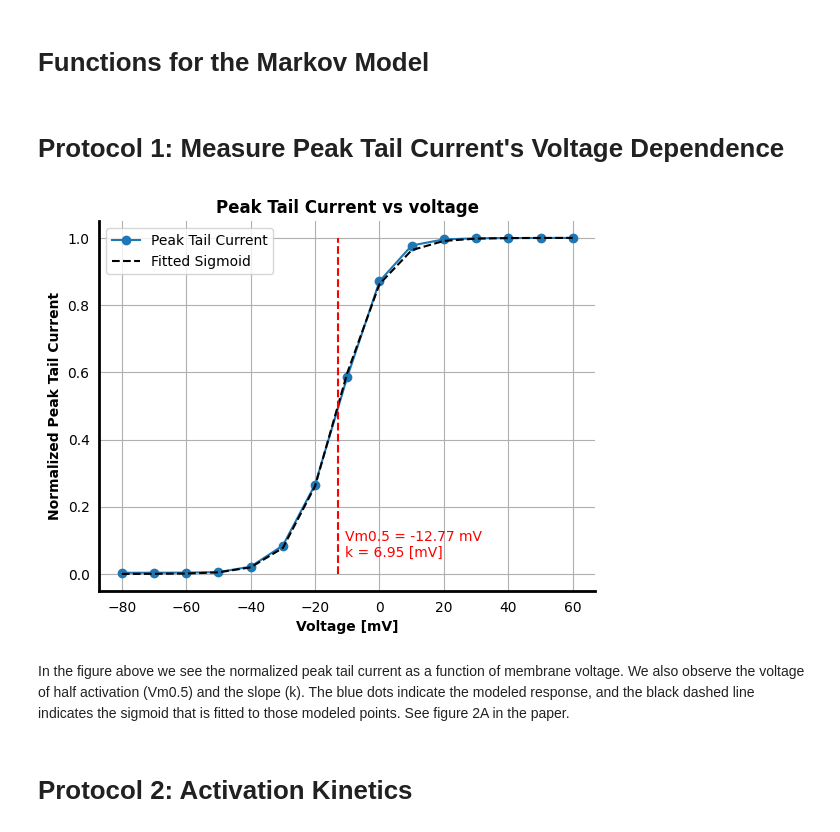
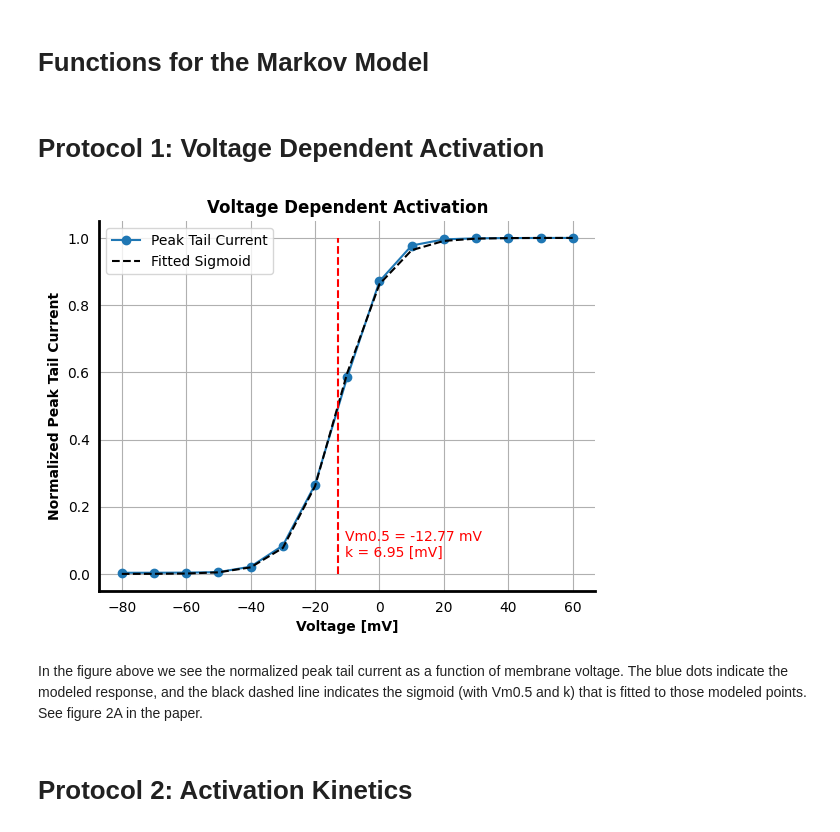
Before and after one commit to Nielssss99/Cold-Receptor, a Jupyter notebook: Kv11/Fit_Kv11.ipynb, the cells around one changed output. Drawn from its saved outputs; the diff is of its cells as text; code cells hidden in the pictures.

```diff
--- a/Kv11/Fit_Kv11.ipynb
+++ b/Kv11/Fit_Kv11.ipynb
@@ -134,7 +134,7 @@ def kv11(t: np.float64, y: np.ndarray[np.float64], Vm: float) -> np.ndarray[np.f
     Q = transition_matrix(Vm)
     return Q @ y
 # %% [markdown]
-# Protocol 1: Measure Peak Tail Current's Voltage Dependence
+# Protocol 1: Voltage Dependent Activation
 # %%
 def get_peak_tail_currents(
         Vmclamp: float = -80.0,
@@ -143,7 +143,9 @@ def get_peak_tail_currents(
         Vmtests: np.ndarray[np.float64] = np.array([-50]),
         dtest: float = 0.5,
         dt = 0.0001,
-        Ek: float = -82.0
+        Ek: float = -82.0,
+        dp: float = None,
+        Vmp: float = None
         ) -> np.ndarray[float]:
     """Goal:
         This function returns the (peak) tail currents of the Kv11 channel for a
@@ -159,6 +161,8 @@ def get_peak_tail_currents(
         dtest: Duration of the test pulse [s]
         dt: Time step [s]
         Ek: Potassium reversal potential [mV]
+        dp: Duration of pulse in between pre-pulse and the test-pulse [s]
+        Vmp: Voltage of pulse in between pre-pulse and the test-pulse [mV]
     ---------------------------------------------------------------------------
     Output:
         tail_currents: Tail currents of the Kv11 channel for the given voltage clamp
@@ -166,9 +170,13 @@ def get_peak_tail_currents(
         peak_tail_currents: Peak tail currents of the Kv11 channel for the given
             voltage clamp protocol (vmpres, dpres, vmtests).
     """
-    # Set time [s] for the test pulse
+    # Set time [s] for the pulse and test pulse
+    if dp != None:
+        t_pulse_span = (0, dp)
+        t_pulse = np.arange(t_pulse_span[0], t_pulse_span[1], dt)
     t_test_span = (0, dtest)
     t_test = np.arange(t_test_span[0], t_test_span[1], dt)
+
 
     # Get y0
     y0 = steady_state(Vmclamp)
@@ -190,6 +198,12 @@ def get_peak_tail_currents(
                     kv11, (0, dpre), y0.copy(), args=(Vmpre,),
                     t_eval = np.arange(0, dpre, dt), method='RK45'
                     )
+                if dp != None:
+                    sol = solve_ivp(
+                        kv11, t_pulse_span, sol.y[:, -1], args=(Vmp,),
+                        t_eval = t_pulse, method='RK45'
+                        )
+
                 sol = solve_ivp(
                     kv11, t_test_span, sol.y[:, -1], args=(Vmtest,),
                     t_eval = t_test, method='RK45'
@@ -209,37 +223,37 @@ Vmpre = np.arange(-80, 61, 10) # [mV]
 dpre = np.array([3.5]) # [s]
 Vmtest = np.array([-50]) # [mV]
 dtest = 0.5 # [s]
 dt = 0.0001 # [s]
 Ek = -82.0 # [mV]
 
 # Get peak tail currents
 tail_currents, peak_tail_currents = get_peak_tail_currents(
     Vmclamp = Vmclamp, Vmpres = Vmpre, dpres = dpre, Vmtests = Vmtest,
     dtest = dtest, dt = dt, Ek = Ek
     )
 peak_tail_currents = peak_tail_currents[:, 0, 0]
 
 # Fit sigmoid
 popt, _ = curve_fit(sigmoid, Vmpre, peak_tail_currents / max(peak_tail_currents))
 
 # Plot
 plt.plot(Vmpre, peak_tail_currents / max(peak_tail_currents), 'o-', label = 'Peak Tail Current')
 plt.plot(Vmpre, sigmoid(Vmpre, *popt), 'k--', label = 'Fitted Sigmoid')
 plt.vlines(popt[0], 0, 1, 'r', '--')
 plt.text(
     popt[0] + 2, 0.05,
     f'Vm0.5 = {popt[0].round(2)} mV\nk = {popt[1].round(2)} [mV]', color = 'r'
     )
 
 plt.xlabel('Voltage [mV]', fontweight = 'bold')
 plt.ylabel('Normalized Peak Tail Current', fontweight = 'bold')
-plt.title('Peak Tail Current vs voltage', fontweight = 'bold')
+plt.title('Voltage Dependent Activation', fontweight = 'bold')
 style_plot()
 plt.show()
 # %% [output]
-[figure, old version]
+[figure, new version]
 # %% [markdown]
-In the figure above we see the normalized peak tail current as a function of membrane voltage. We also observe the voltage of half activation (Vm0.5) and the slope (k). The blue dots indicate the modeled response, and the black dashed line indicates the sigmoid that is fitted to those modeled points. See figure 2A in the paper.
+In the figure above we see the normalized peak tail current as a function of membrane voltage. The blue dots indicate the modeled response, and the black dashed line indicates the sigmoid (with Vm0.5 and k) that is fitted to those modeled points. See figure 2A in the paper.
 # %% [markdown]
 # Protocol 2: Activation Kinetics
 # %%
```
Also changed, not shown: parts of 13 cells of this notebook.
